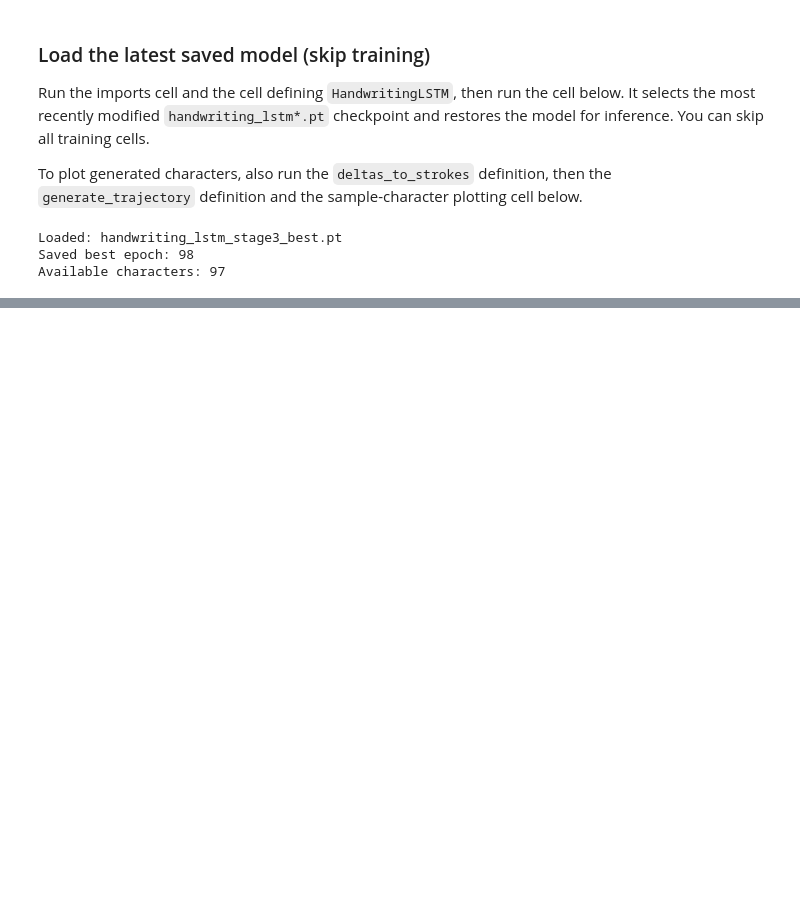
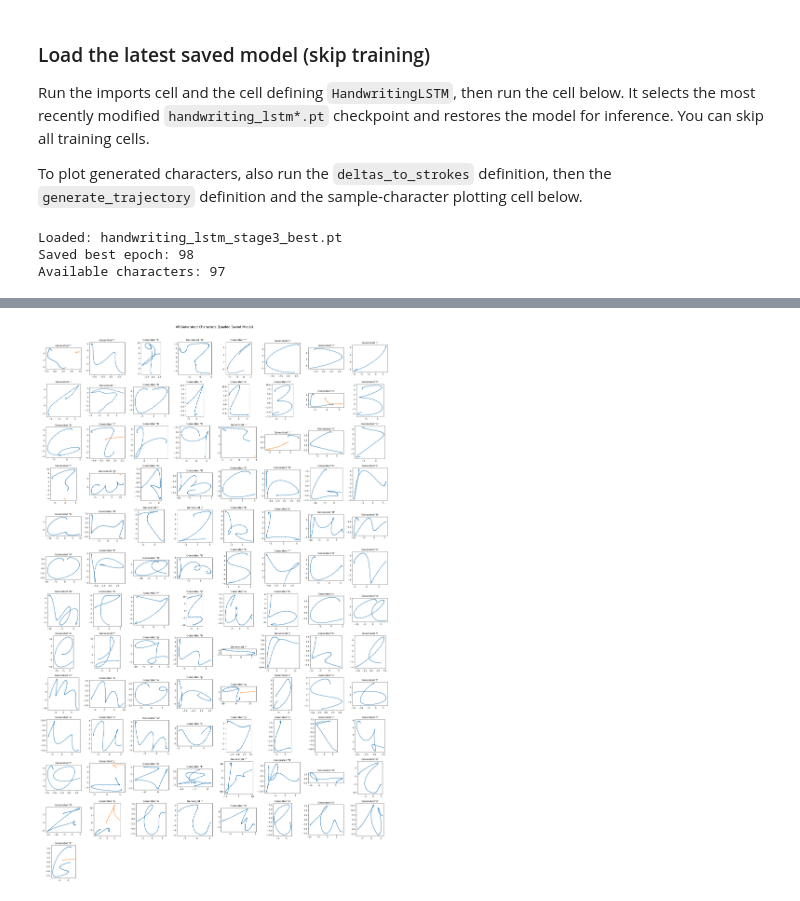
Before and after one commit to ahmednabildo/Learning-Robotic-Handwriting-from-Human-Demonstrations, a Jupyter notebook: Training (Copy).ipynb, the cells around one changed output, grey strips where cells are left out. Cells and saved outputs as stored; diff of their text form; code cells hidden in the pictures; blank space fills up the shorter version.

```diff
--- a/Training (Copy).ipynb
+++ b/Training (Copy).ipynb
@@ -1433,31 +1130,33 @@ generated_chars = sorted({
 })
 if not generated_chars:
     raise ValueError("delta_data contains no characters to plot.")
 
 ncols = min(8, len(generated_chars))
 nrows = (len(generated_chars) + ncols - 1) // ncols
 fig, axes = plt.subplots(
     nrows, ncols, figsize=(3 * ncols, 3 * nrows), squeeze=False
 )
 
 for ax, char in zip(axes.flat, generated_chars):
     if char in char_to_id:
-        gen_trajectory = generate_trajectory(model, char, char_to_id, max_steps=97)
+        gen_trajectory = generate_trajectory(model, char, char_to_id, max_steps=1000)
         strokes = deltas_to_strokes(gen_trajectory)
         for stroke in strokes:
             xs = [p[0] for p in stroke]
             ys = [p[1] for p in stroke]
             ax.plot(xs, ys, "-o", markersize=2)
         ax.set_aspect("equal")
         ax.set_title(f"Generated {char!r}")
     else:
         ax.set_title(f"{char!r}: unavailable in saved model")
         ax.axis("off")
 
 # Hide unused grid positions.
 for ax in axes.flat[len(generated_chars):]:
     ax.axis("off")
 
 fig.suptitle("All Generated Characters (Loaded Saved Model)", fontsize=16)
 fig.tight_layout(rect=(0, 0, 1, 0.97))
 plt.show()
+# %% [output]
+[figure, added]
```
Also changed, not shown: parts of 14 cells of this notebook, 3 other files.
